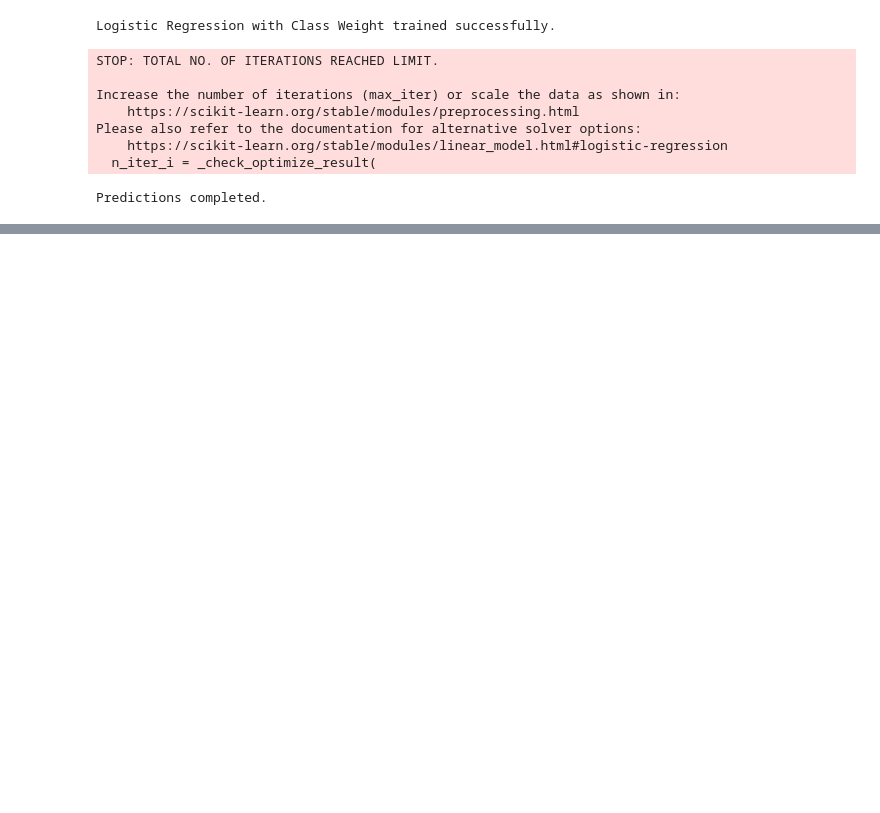
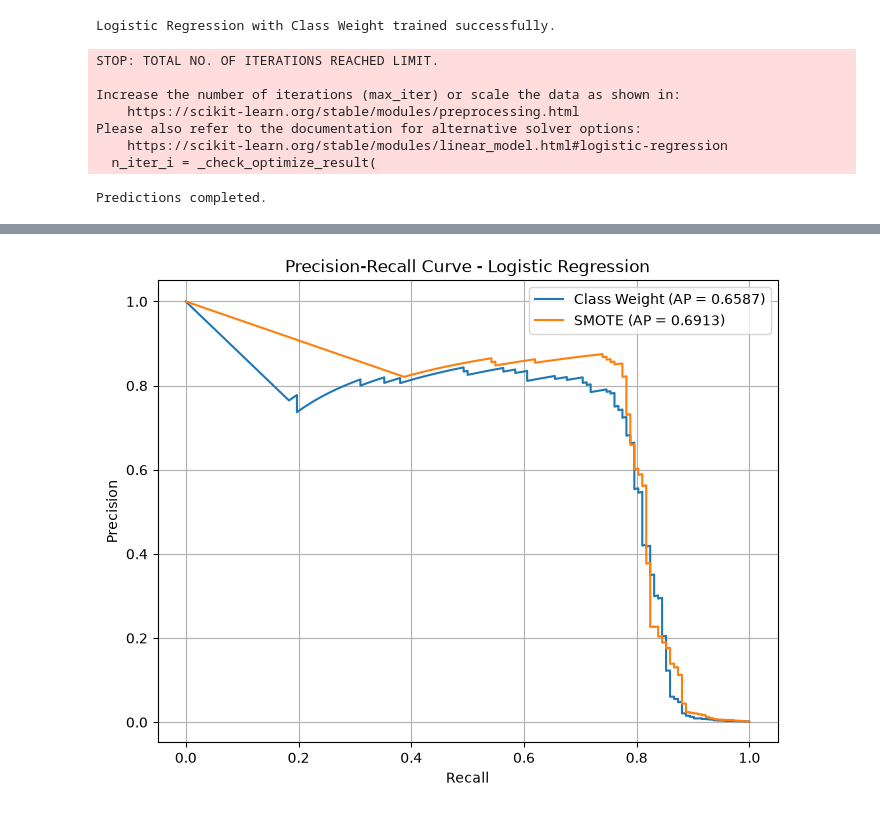
Before and after one commit to bhaviktalwar/Credit_Card_Fraud_Detection, a Jupyter notebook: Models/03_Logistic_Regression.ipynb, the cells around one changed output, grey strips where cells are left out. Drawn from its saved outputs; the diff is of its cells as text; code cells hidden in the pictures; blank space fills up the shorter version.

```diff
--- a/Models/03_Logistic_Regression.ipynb
+++ b/Models/03_Logistic_Regression.ipynb
@@ -243,0 +302,33 @@ comparison
+# %%
+precision_w, recall_w, _ = precision_recall_curve(
+    y_test, y_prob_weight
+)
+
+precision_s, recall_s, _ = precision_recall_curve(
+    y_test, y_prob_smote
+)
+
+plt.figure(figsize=(8, 6))
+
+plt.plot(
+    recall_w,
+    precision_w,
+    label=f"Class Weight (AP = {pr_auc_weight:.4f})"
+)
+
+plt.plot(
+    recall_s,
+    precision_s,
+    label=f"SMOTE (AP = {pr_auc_smote:.4f})"
+)
+
+plt.xlabel("Recall")
+plt.ylabel("Precision")
+
+plt.title("Precision-Recall Curve - Logistic Regression")
+
+plt.legend()
+plt.grid()
+plt.show()
+# %% [output]
+[figure, added]
```
Also changed, not shown: parts of 15 cells of this notebook, 2 other files.
